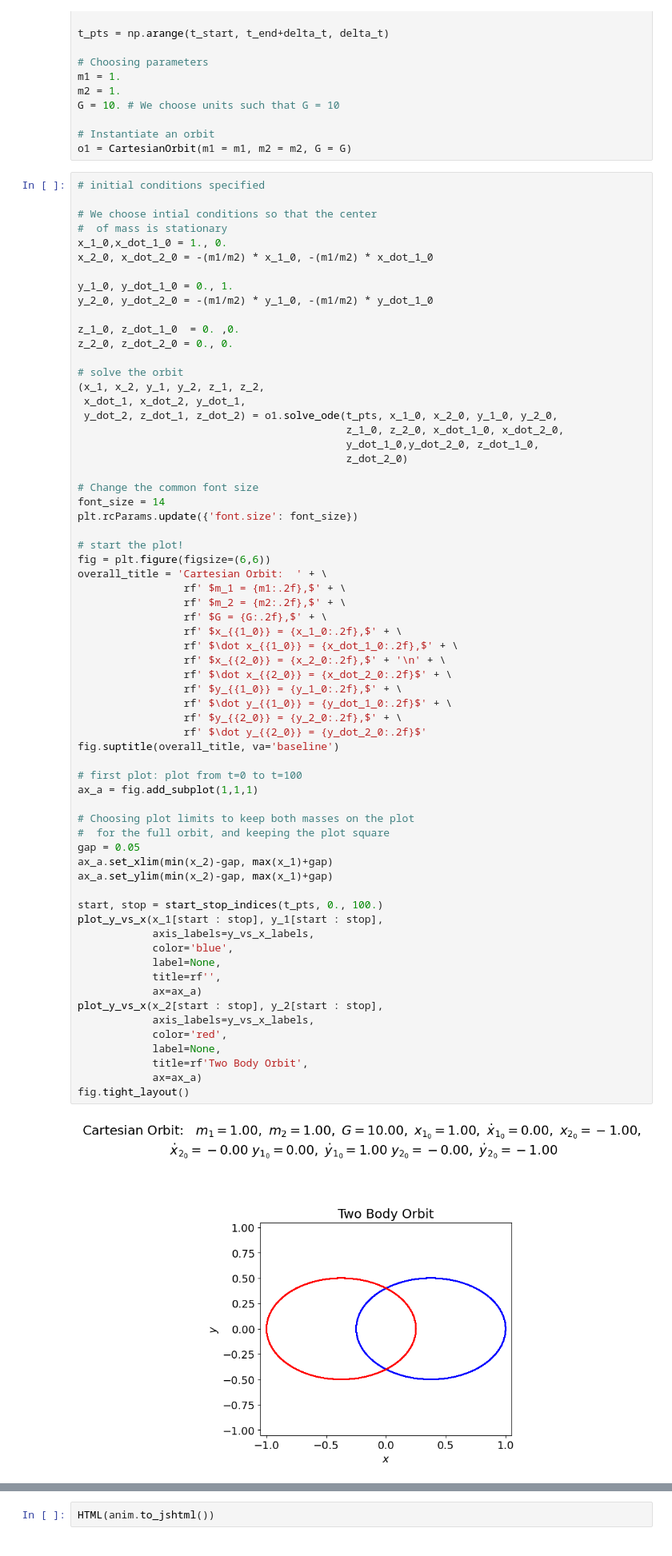
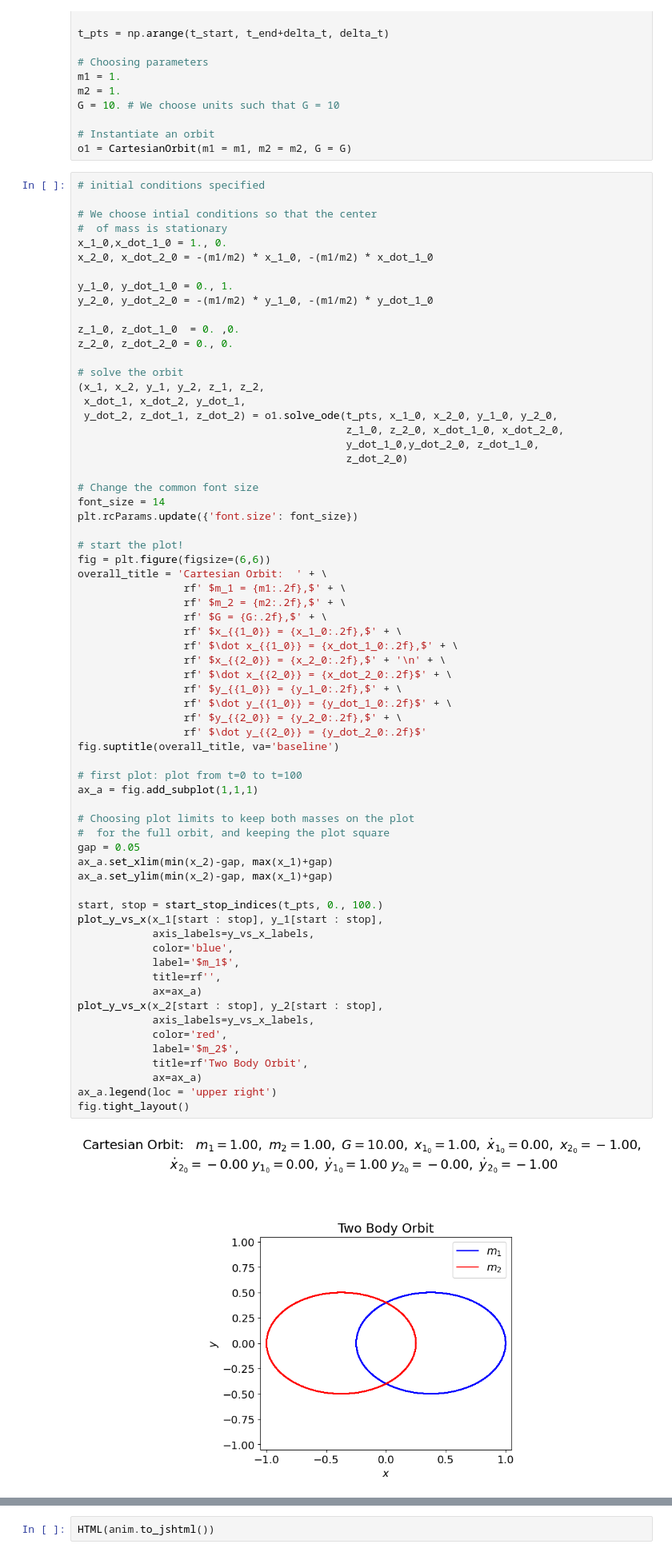
Before and after one commit to myers2004/5300_final, a Jupyter notebook: 5300_final.ipynb, the cells around one changed output, grey strips where cells are left out. Shown at 80% size. Drawn from its saved outputs; the diff is of its cells as text.

```diff
--- a/5300_final.ipynb
+++ b/5300_final.ipynb
@@ -911,34 +911,35 @@ overall_title = 'Cartesian Orbit:  ' + \
                  rf' $x_{{2_0}} = {x_2_0:.2f},$' + '\n' + \
                  rf' $\dot x_{{2_0}} = {x_dot_2_0:.2f}$' + \
                  rf' $y_{{1_0}} = {y_1_0:.2f},$' + \
                  rf' $\dot y_{{1_0}} = {y_dot_1_0:.2f}$' + \
                  rf' $y_{{2_0}} = {y_2_0:.2f},$' + \
                  rf' $\dot y_{{2_0}} = {y_dot_2_0:.2f}$'
 fig.suptitle(overall_title, va='baseline')
 
 # first plot: plot from t=0 to t=100
 ax_a = fig.add_subplot(1,1,1)
 
 # Choosing plot limits to keep both masses on the plot
 #  for the full orbit, and keeping the plot square
 gap = 0.05
 ax_a.set_xlim(min(x_2)-gap, max(x_1)+gap)
 ax_a.set_ylim(min(x_2)-gap, max(x_1)+gap)
 
 start, stop = start_stop_indices(t_pts, 0., 100.)
 plot_y_vs_x(x_1[start : stop], y_1[start : stop],
             axis_labels=y_vs_x_labels,
             color='blue',
-            label=None,
+            label='$m_1$',
             title=rf'',
             ax=ax_a)
 plot_y_vs_x(x_2[start : stop], y_2[start : stop],
             axis_labels=y_vs_x_labels,
             color='red',
-            label=None,
+            label='$m_2$',
             title=rf'Two Body Orbit',
             ax=ax_a)
+ax_a.legend(loc = 'upper right')
 fig.tight_layout()
 # %% [output]
-[figure, old version]
+[figure, new version]
 # %% [markdown]
```
Also changed, not shown: parts of 11 cells of this notebook.
